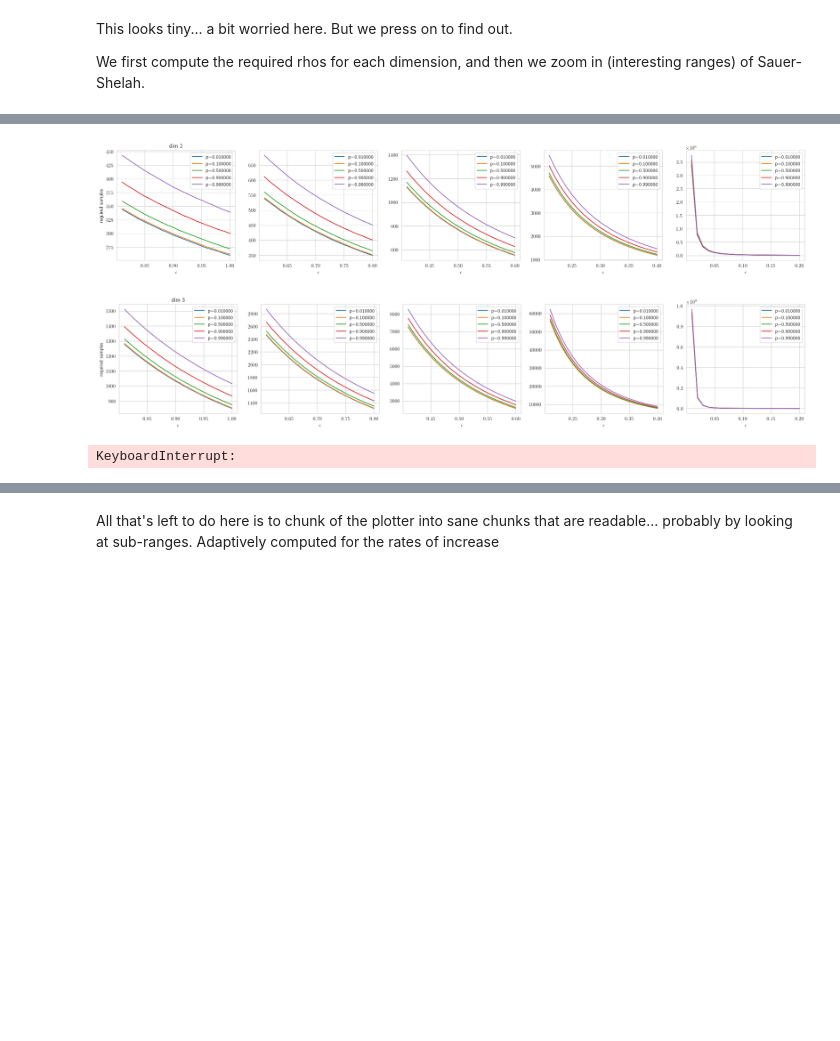
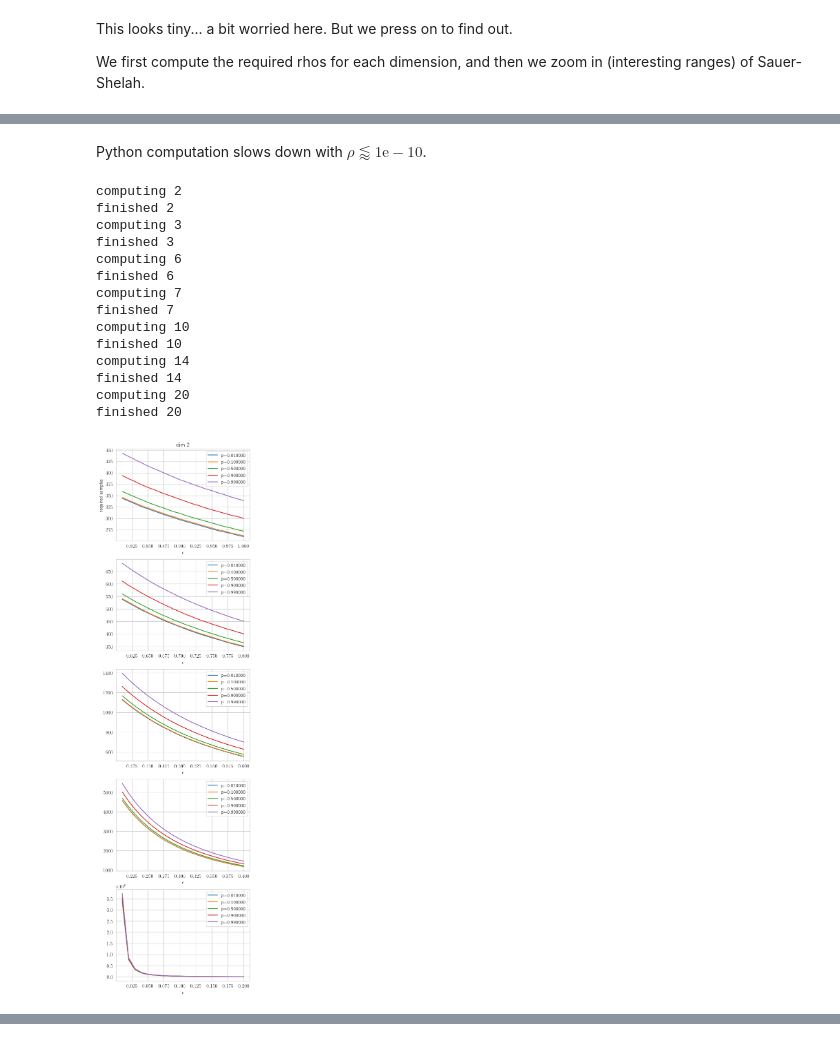
Before and after one commit to robustrobotics/nonasymptotic-mp, a Jupyter notebook: notebooks/designing_tractable_experiments.ipynb, the cells around one changed output, grey strips where cells are left out. Drawn from its saved outputs; the diff is of its cells as text; code cells hidden in the pictures; blank space fills up the shorter version.

```diff
--- a/notebooks/designing_tractable_experiments.ipynb
+++ b/notebooks/designing_tractable_experiments.ipynb
@@ -166,12 +145,0 @@ def _one_dimension_iteration(_d, _sps, _rhos, chunks=5):
-# %%
-_one_dimension_iteration(2, success_probs, rhos)
-# %% [output]
-[figure, removed]
-# %%
-_one_dimension_iteration(3, success_probs, rhos)
-# %% [output]
-[figure, removed]
-# %%
-_one_dimension_iteration(6, success_probs, rhos)
-# %% [output]
-KeyboardInterrupt:
@@ -184,26 +146,44 @@ _one_dimension_iteration(20, success_probs, rhos)
+# %% [markdown]
+Python computation slows down with $\rho \lessapprox 1\mathrm e -10$.
 # %%
+rho_thresh = 1e-12
 
-small_ds = [_d for _d in ds if _d <= 5]
-
-required_samples = np.zeros((len(small_ds), len(success_probs), len(tols)))
+required_samples = np.zeros((len(ds), len(success_probs), len(tols)))
+required_samples[:, :, :] = np.nan # skip these points in plotting unless filled otherwise.
 
 # (the bound computation is woefully unvectorized, which is why we have to do this)
-for i_d, _d in enumerate(small_ds):
+for i_d, _d in enumerate(ds):
     print('computing %i' % _d)
     _vc = _d + 1
     for i_sp, _sp in enumerate(success_probs):
         for i_rho, _rho in enumerate(rhos[i_d]):
+            # print('rho: %.16f' % _rho)
+            if _rho < rho_thresh:
+                continue
+
             required_samples[i_d, i_sp, i_rho] = doubling_search_over_sauer_shelah(_rho, _vc, _sp)
+    print('finished %i' % _d)
 
-print('done with comp')
-plt.figure()
-_, axs = plt.subplots(len(small_ds), 1, figsize=(4, 3 * len(small_ds)))
-axs[0].set_ylabel('n_samples')
-for ax, _rs, _d in zip(axs, required_samples, small_ds):
-    for i_sp, _sp in enumerate(success_probs):
-        ax.plot(tols[:20], _rs[i_sp, :20], label='p=%f' % _sp)
-    ax.set_xlabel(r'$\epsilon$, dim %i' % _d)
-    x.set_yscale('log')
-    ax.legend()
-
-plt.show()
+for _rs, _d in zip(required_samples, ds):
+    domain_chunks, range_chunks = _partition_curves_into_equal_chunks(tols, _rs)
+    _, axes = _initialize_plot_for_curve_ranges(domain_chunks, range_chunks, success_probs)
+    [ax.set_xlabel('$\epsilon$') for ax in axes]
+    axes[0].set_ylabel('required samples')
+    axes[0].set_title('dim %i' % _d)
+    plt.show()
+# %% [output]
+computing 2
+finished 2
+computing 3
+finished 3
+computing 6
+finished 6
+computing 7
+finished 7
+computing 10
+finished 10
+computing 14
+finished 14
+computing 20
+finished 20
+[figure, added]
@@ -210,2 +195,0 @@ plt.show()
-# %% [markdown]
-All that's left to do here is to chunk of the plotter into sane chunks that are readable... probably by looking at sub-ranges. Adaptively computed for the rates of increase
```
Also changed, not shown: parts of 12 cells of this notebook, 1 other file.
